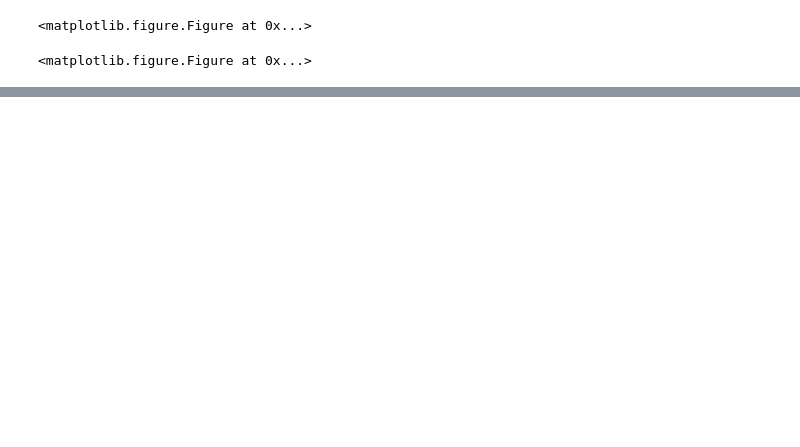
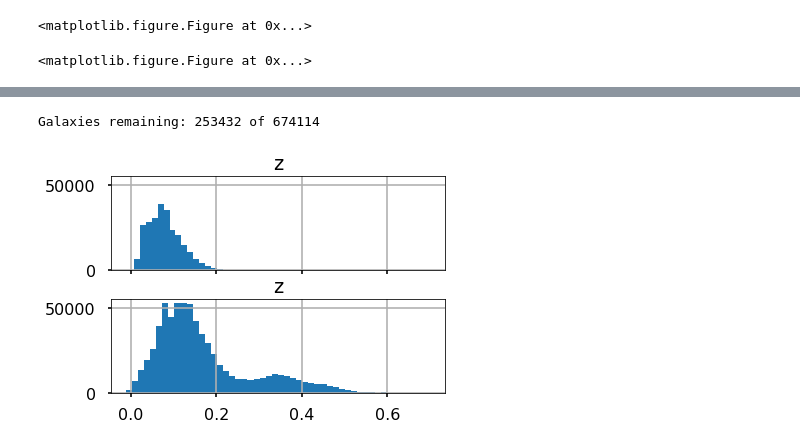
Before and after one commit to mwalmsley/find_agn, a Jupyter notebook: AGN v Bar MVP.ipynb, the cells around one changed output, grey strips where cells are left out. Saved outputs shown, nothing was run; the diff lists cells and outputs as text; code cells hidden in the pictures; blank space fills up the shorter version.

```diff
--- a/AGN v Bar MVP.ipynb
+++ b/AGN v Bar MVP.ipynb
@@ -24,0 +24,14 @@ display(galaxy_zoo.head())
+# %%
+dr7 = Table(fits.getdata('/data/galaxy_zoo/decals/catalogs/gal_info_dr7_v5_2.fit'))
+for col in dr7.colnames:
+    dr7.rename_column(col, col.lower())
+bands = ['g', 'r', 'i']
+mag_cols = ['kcor_mag_{}'.format(band) for band in bands]
+for n in range(len(bands)):
+    mag_col = mag_cols[n]
+    dr7[mag_col] = [dr7[row]['kcor_mag'][n] for row in range(len(dr7))]
+useful_columns = ['ra','dec', 'z', 'release'] + mag_cols
+target_loc = '/data/galaxy_zoo/decals/catalogs/gal_info_dr7_v5_2_cache.csv'
+dr7[useful_columns].write(target_loc)
+# %%
+dr7 = pd.read_csv(target_loc)
@@ -29,0 +108,12 @@ plot_overlaps(joint_catalog, heckman)
+# %%
+print(dr7['ra'][:5])
+print(heckman['ra'][:5])
+print(nsa['ra'][:5])
+print(dr7['dec'][:5])
+print(heckman['dec'][:5])
+print(nsa['dec'][:5])
+print(dr7['ra'].max())
+print(dr7['ra'].min())
+dr7 = dr7[(dr7['ra'] > 0.) & (dr7['ra'] < 360.)]
+print(dr7['ra'].max())
+print(dr7['ra'].min())
@@ -29,0 +138,12 @@ plot_overlaps(joint_catalog, heckman)
+# %%
+dr7_and_gz, dr7_no_gz = match_galaxies_to_catalog_pandas(dr7, galaxy_zoo)
+# print('LERG remaining: {} of {}'.format(dr7_and_gz['lerg'].sum(), dr7_no_gz['lerg'].sum()))
+print('Galaxies remaining: {} of {}'.format(len(dr7_and_gz), len(dr7_no_gz)))
+# %% [output]
+Galaxies remaining: 253432 of 674114
+# %%
+fig, axes = plt.subplots(2, sharex=True, sharey=True)
+dr7_and_gz.hist('z', bins=50, ax=axes[0])
+a = dr7_no_gz.hist('z', bins=50, ax=axes[1])
+# %% [output]
+[figure, added]
```
Also changed, not shown: parts of 28 cells of this notebook, 2 other files.
